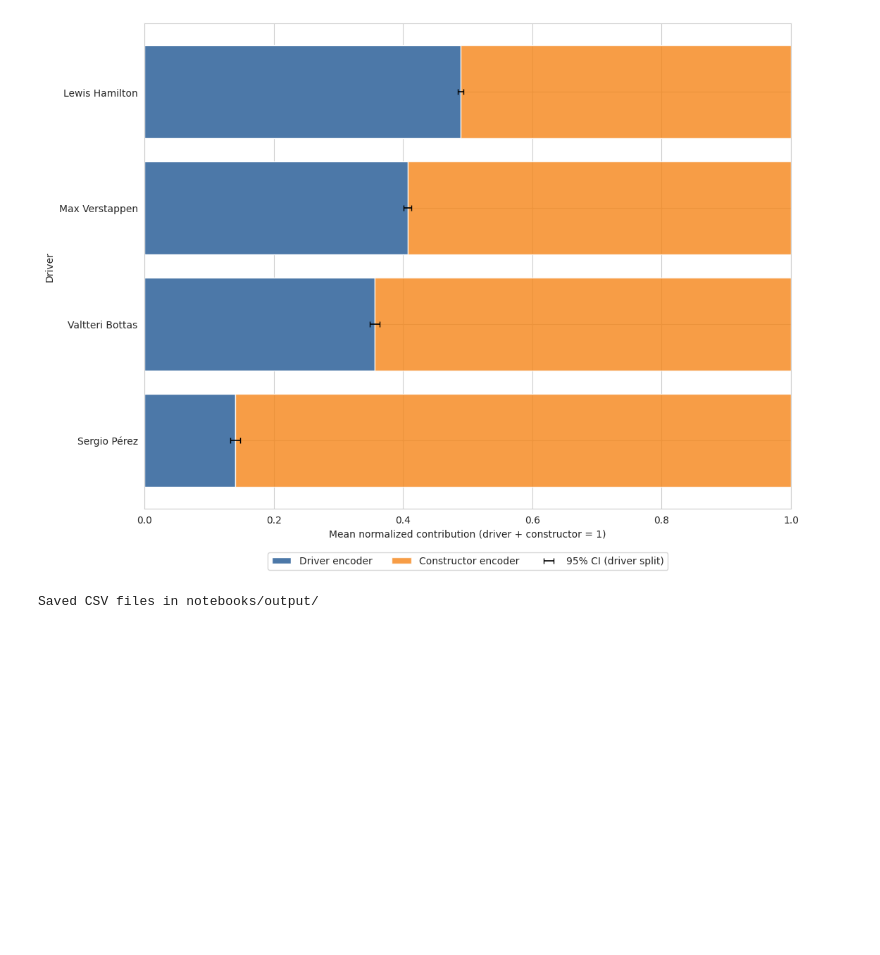
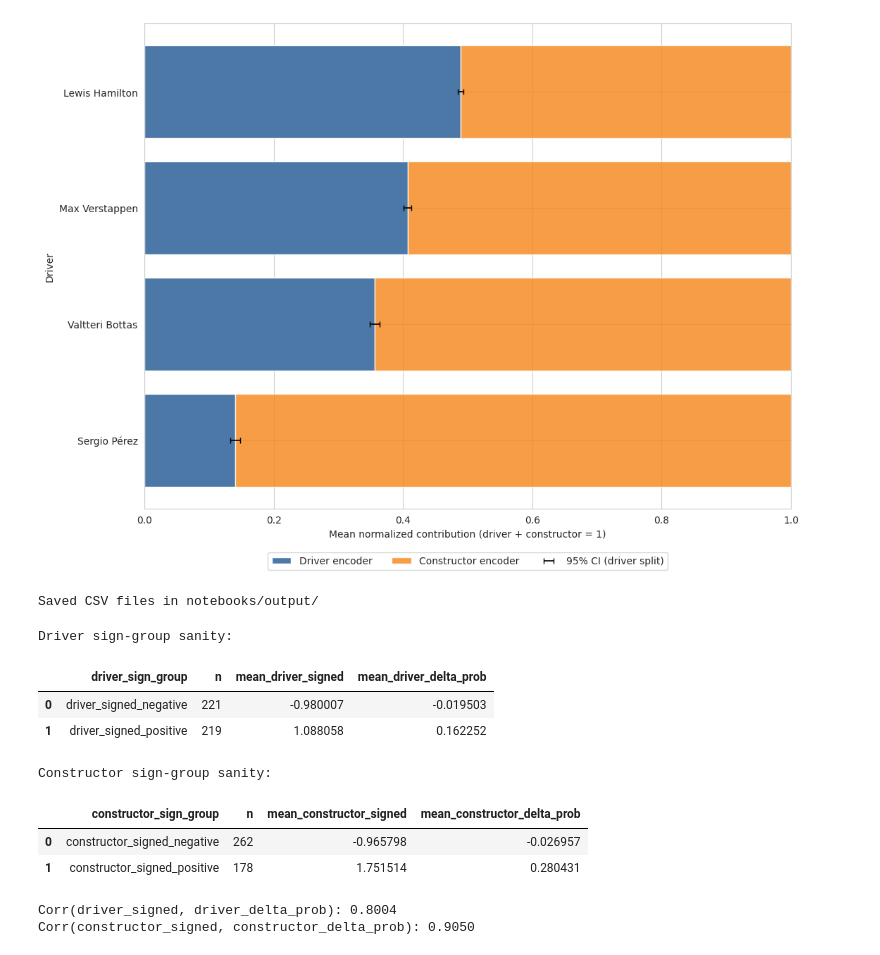
Before and after one commit to AntonioNvs/ortogonal-representation, a Jupyter notebook: notebooks/shap_encoder_importance_2021.ipynb, the cells around one changed output. Drawn from its saved outputs; the diff is of its cells as text; code cells hidden in the pictures; blank space fills up the shorter version.

```diff
--- a/notebooks/shap_encoder_importance_2021.ipynb
+++ b/notebooks/shap_encoder_importance_2021.ipynb
@@ -433,3 +533,58 @@ rank_driver_positive.to_csv(
 print("Saved CSV files in notebooks/output/")
 # %% [output]
 Saved CSV files in notebooks/output/
+# %%
+# ---------------------------------------------------------------------------
+# Validation checks for signed SHAP interpretation
+# ---------------------------------------------------------------------------
+analysis_df["driver_sign_group"] = np.where(
+    analysis_df["driver_signed"] >= 0,
+    "driver_signed_positive",
+    "driver_signed_negative",
+)
+analysis_df["constructor_sign_group"] = np.where(
+    analysis_df["constructor_signed"] >= 0,
+    "constructor_signed_positive",
+    "constructor_signed_negative",
+)
+
+sign_group_summary = (
+    analysis_df
+    .groupby("driver_sign_group", as_index=False)
+    .agg(
+        n=("raceId", "count"),
+        mean_driver_signed=("driver_signed", "mean"),
+        mean_driver_delta_prob=("driver_delta_prob", "mean"),
+    )
+)
+
+constructor_sign_group_summary = (
+    analysis_df
+    .groupby("constructor_sign_group", as_index=False)
+    .agg(
+        n=("raceId", "count"),
+        mean_constructor_signed=("constructor_signed", "mean"),
+        mean_constructor_delta_prob=("constructor_delta_prob", "mean"),
+    )
+)
+
+driver_corr = np.corrcoef(analysis_df["driver_signed"], analysis_df["driver_delta_prob"])[0, 1]
+constructor_corr = np.corrcoef(analysis_df["constructor_signed"], analysis_df["constructor_delta_prob"])[0, 1]
+
+print("Driver sign-group sanity:")
+display(sign_group_summary)
+print("Constructor sign-group sanity:")
+display(constructor_sign_group_summary)
+print(f"Corr(driver_signed, driver_delta_prob): {driver_corr:.4f}")
+print(f"Corr(constructor_signed, constructor_delta_prob): {constructor_corr:.4f}")
+# %% [output]
+Driver sign-group sanity:
+|  | driver_sign_group | n | mean_driver_signed | mean_driver_delta_prob |
+| 0 | driver_signed_negative | 221 | -0.980007 | -0.019503 |
+| 1 | driver_signed_positive | 219 | 1.088058 | 0.162252 |
+Constructor sign-group sanity:
+|  | constructor_sign_group | n | mean_constructor_signed | mean_constructor_delta_prob |
+| 0 | constructor_signed_negative | 262 | -0.965798 | -0.026957 |
+| 1 | constructor_signed_positive | 178 | 1.751514 | 0.280431 |
+Corr(driver_signed, driver_delta_prob): 0.8004
+Corr(constructor_signed, constructor_delta_prob): 0.9050
```
Also changed, not shown: parts of 7 cells of this notebook, 37 other files.
